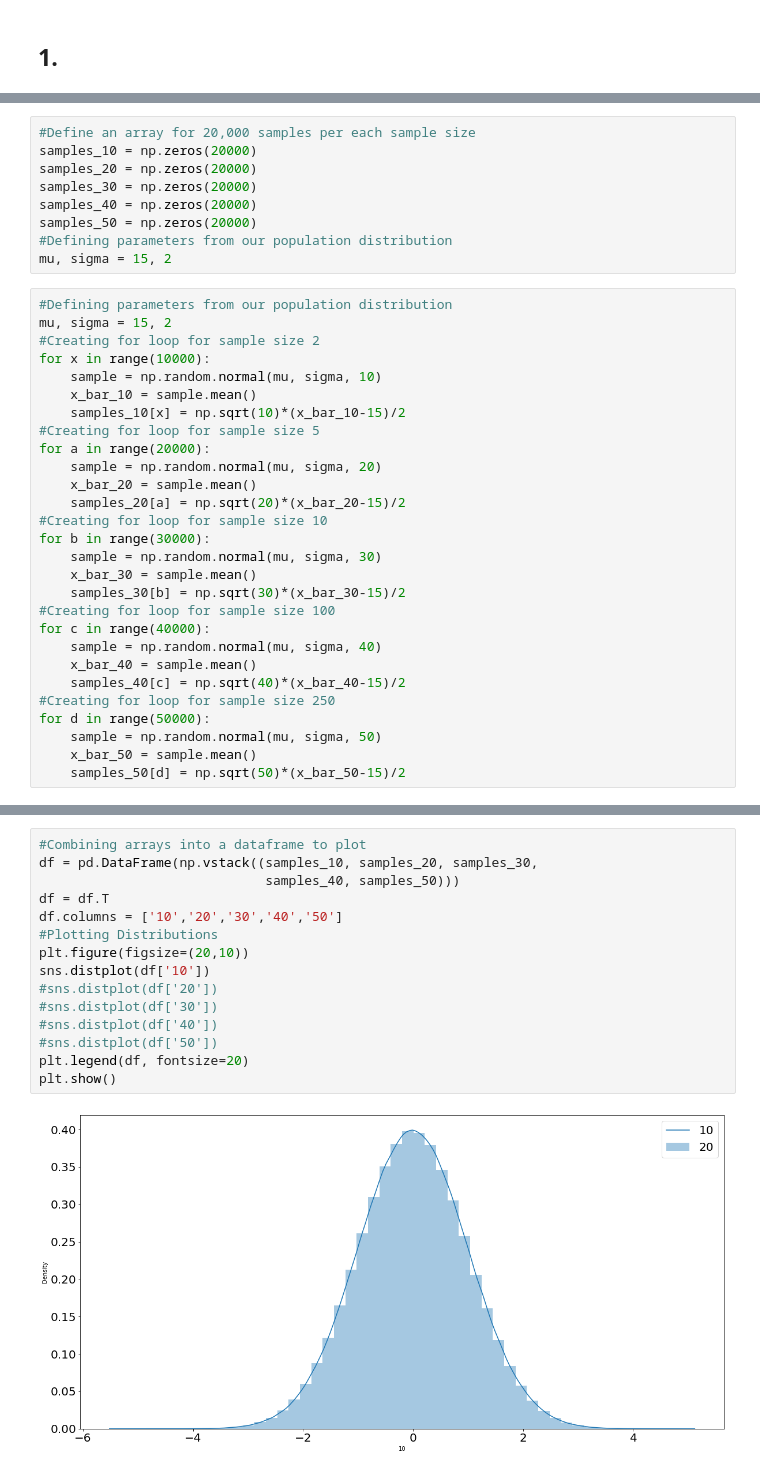
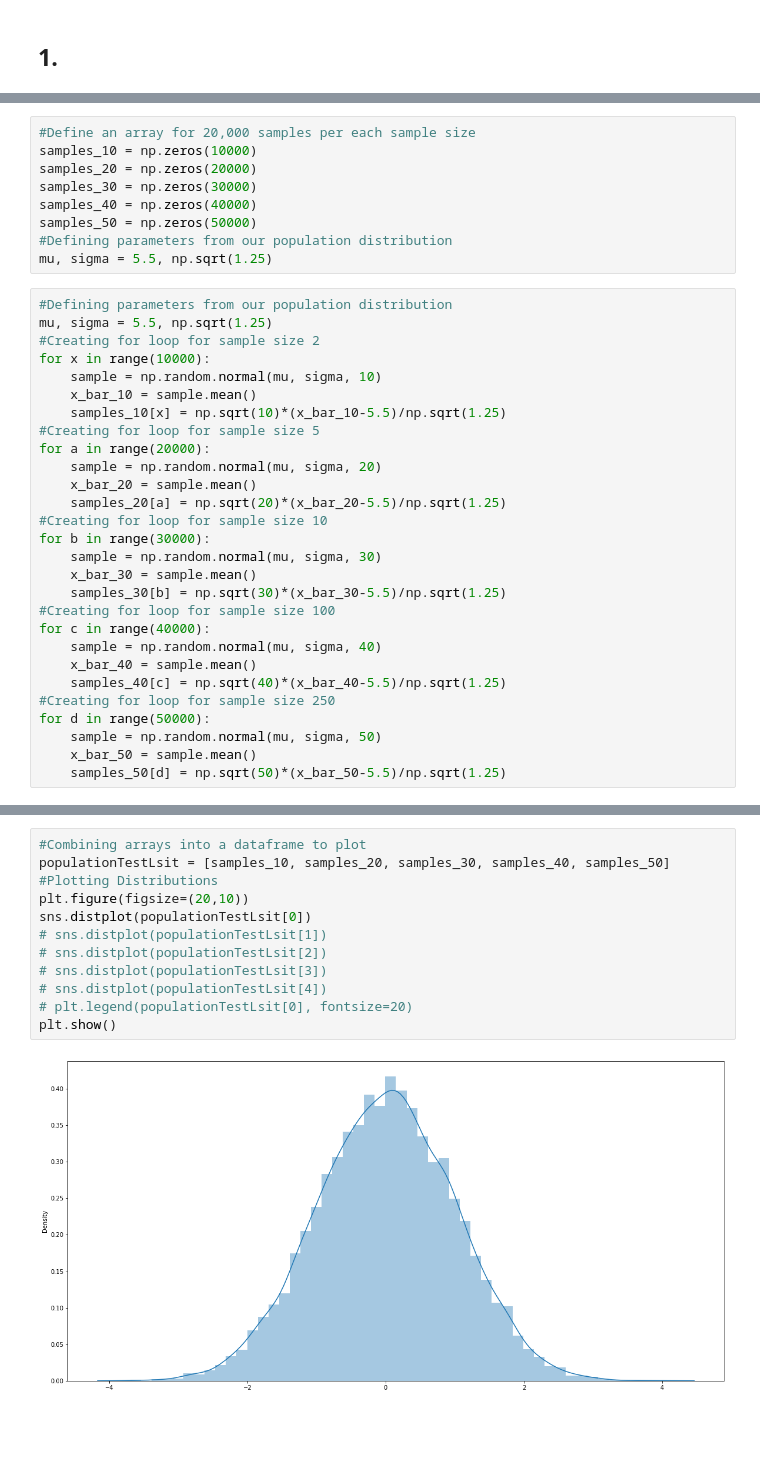
Before and after one commit to FabianAndersson17/statistiska-metoder, a Jupyter notebook: labb_statistiskametoder.ipynb, the cells around one changed output, grey strips where cells are left out. Saved outputs shown, nothing was run; the diff lists cells and outputs as text; blank space fills up the shorter version.

```diff
--- a/labb_statistiskametoder.ipynb
+++ b/labb_statistiskametoder.ipynb
@@ -18,37 +18,37 @@ samp_5, samp_5.mean()
 # %%
 #Define an array for 20,000 samples per each sample size
-samples_10 = np.zeros(20000)
+samples_10 = np.zeros(10000)
 samples_20 = np.zeros(20000)
-samples_30 = np.zeros(20000)
-samples_40 = np.zeros(20000)
-samples_50 = np.zeros(20000)
+samples_30 = np.zeros(30000)
+samples_40 = np.zeros(40000)
+samples_50 = np.zeros(50000)
 #Defining parameters from our population distribution
-mu, sigma = 15, 2
+mu, sigma = 5.5, np.sqrt(1.25)
 # %%
 #Defining parameters from our population distribution
-mu, sigma = 15, 2
+mu, sigma = 5.5, np.sqrt(1.25)
 #Creating for loop for sample size 2
 for x in range(10000):
     sample = np.random.normal(mu, sigma, 10)
     x_bar_10 = sample.mean()
-    samples_10[x] = np.sqrt(10)*(x_bar_10-15)/2
+    samples_10[x] = np.sqrt(10)*(x_bar_10-5.5)/np.sqrt(1.25)
 #Creating for loop for sample size 5
 for a in range(20000):
     sample = np.random.normal(mu, sigma, 20)
     x_bar_20 = sample.mean()
-    samples_20[a] = np.sqrt(20)*(x_bar_20-15)/2
+    samples_20[a] = np.sqrt(20)*(x_bar_20-5.5)/np.sqrt(1.25)
 #Creating for loop for sample size 10
 for b in range(30000):
     sample = np.random.normal(mu, sigma, 30)
     x_bar_30 = sample.mean()
-    samples_30[b] = np.sqrt(30)*(x_bar_30-15)/2
+    samples_30[b] = np.sqrt(30)*(x_bar_30-5.5)/np.sqrt(1.25)
 #Creating for loop for sample size 100
 for c in range(40000):
     sample = np.random.normal(mu, sigma, 40)
     x_bar_40 = sample.mean()
-    samples_40[c] = np.sqrt(40)*(x_bar_40-15)/2
+    samples_40[c] = np.sqrt(40)*(x_bar_40-5.5)/np.sqrt(1.25)
 #Creating for loop for sample size 250
 for d in range(50000):
     sample = np.random.normal(mu, sigma, 50)
     x_bar_50 = sample.mean()
-    samples_50[d] = np.sqrt(50)*(x_bar_50-15)/2
+    samples_50[d] = np.sqrt(50)*(x_bar_50-5.5)/np.sqrt(1.25)
@@ -57,17 +55,14 @@ IndexError: index 20000 is out of bounds for axis 0 with size 20000
 # %%
 #Combining arrays into a dataframe to plot
-df = pd.DataFrame(np.vstack((samples_10, samples_20, samples_30,
-                             samples_40, samples_50)))
-df = df.T
-df.columns = ['10','20','30','40','50']
+populationTestLsit = [samples_10, samples_20, samples_30, samples_40, samples_50]
 #Plotting Distributions
 plt.figure(figsize=(20,10))
-sns.distplot(df['10'])
-#sns.distplot(df['20'])
-#sns.distplot(df['30'])
-#sns.distplot(df['40'])
-#sns.distplot(df['50'])
-plt.legend(df, fontsize=20)
+sns.distplot(populationTestLsit[0])
+# sns.distplot(populationTestLsit[1])
+# sns.distplot(populationTestLsit[2])
+# sns.distplot(populationTestLsit[3])
+# sns.distplot(populationTestLsit[4])
+# plt.legend(populationTestLsit[0], fontsize=20)
 plt.show()
 # %% [output]
-[figure, old version]
+[figure, new version]
```
Also changed, not shown: parts of 4 cells of this notebook.
